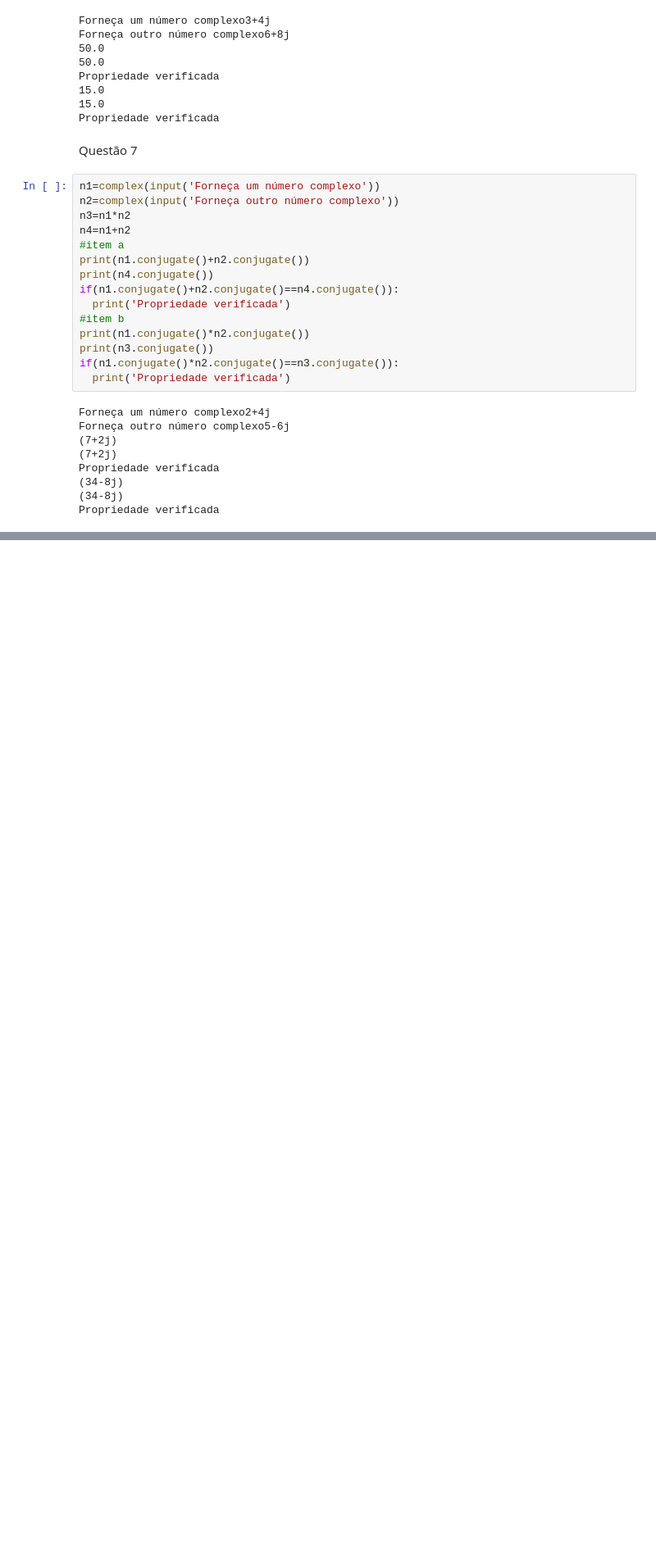
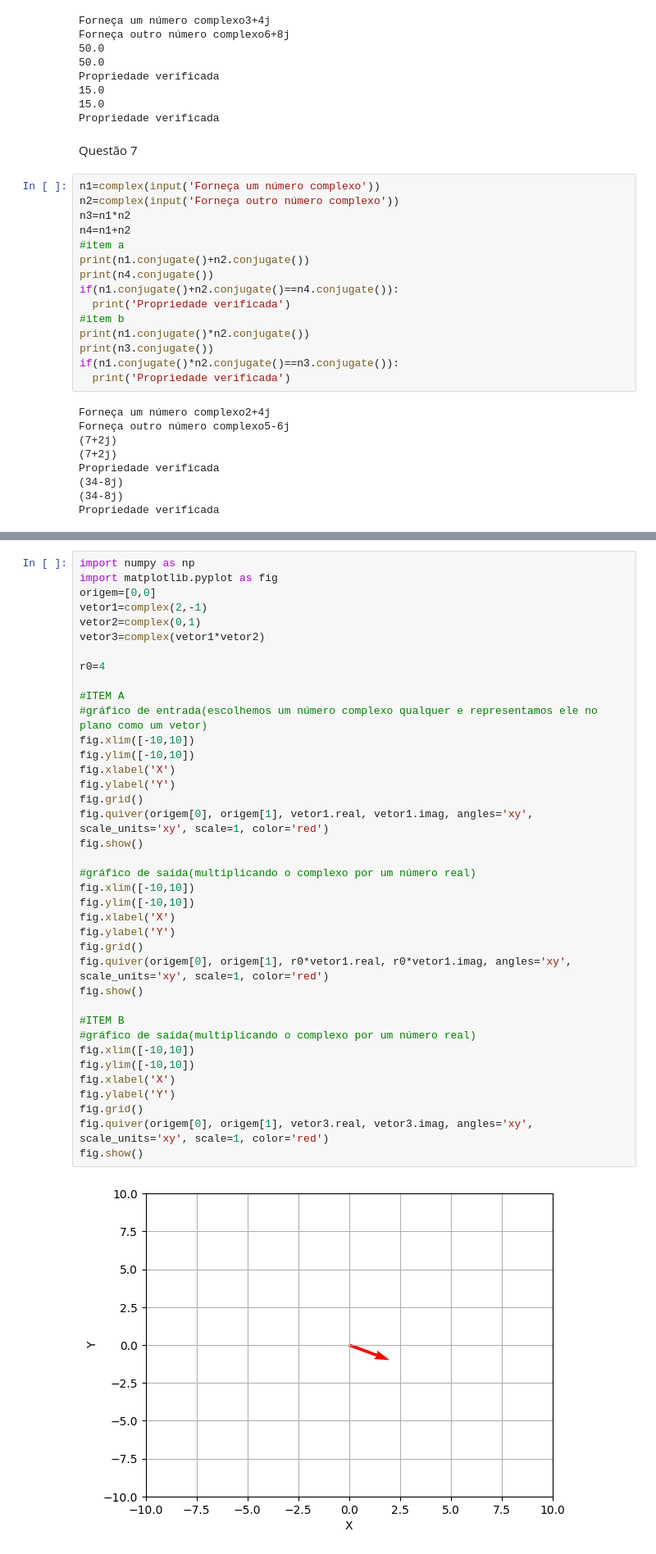
Before and after one commit to MilenaCaruba/ProgQuant, a Jupyter notebook: Untitled6.ipynb, the cells around one changed output, grey strips where cells are left out. Shown at 82% size. Cells and saved outputs as stored; diff of their text form; blank space fills up the shorter version.

```diff
--- a/Untitled6.ipynb
+++ b/Untitled6.ipynb
@@ -141,0 +229,40 @@ Propriedade verificada
+# %%
+import numpy as np
+import matplotlib.pyplot as fig
+origem=[0,0]
+vetor1=complex(2,-1)
+vetor2=complex(0,1)
+vetor3=complex(vetor1*vetor2)
+
+r0=4
+
+#ITEM A
+#gráfico de entrada(escolhemos um número complexo qualquer e representamos ele no plano como um vetor)
+fig.xlim([-10,10])
+fig.ylim([-10,10])
+fig.xlabel('X')
+fig.ylabel('Y')
+fig.grid()
+fig.quiver(origem[0], origem[1], vetor1.real, vetor1.imag, angles='xy', scale_units='xy', scale=1, color='red')
+fig.show()
+
+#gráfico de saída(multiplicando o complexo por um número real)
+fig.xlim([-10,10])
+fig.ylim([-10,10])
+fig.xlabel('X')
+fig.ylabel('Y')
+fig.grid()
+fig.quiver(origem[0], origem[1], r0*vetor1.real, r0*vetor1.imag, angles='xy', scale_units='xy', scale=1, color='red')
+fig.show()
+
+#ITEM B
+#gráfico de saída(multiplicando o complexo por um número real)
+fig.xlim([-10,10])
+fig.ylim([-10,10])
+fig.xlabel('X')
+fig.ylabel('Y')
+fig.grid()
+fig.quiver(origem[0], origem[1], vetor3.real, vetor3.imag, angles='xy', scale_units='xy', scale=1, color='red')
+fig.show()
+# %% [output]
+[figure, added]
```
Also changed, not shown: parts of 25 cells of this notebook.
